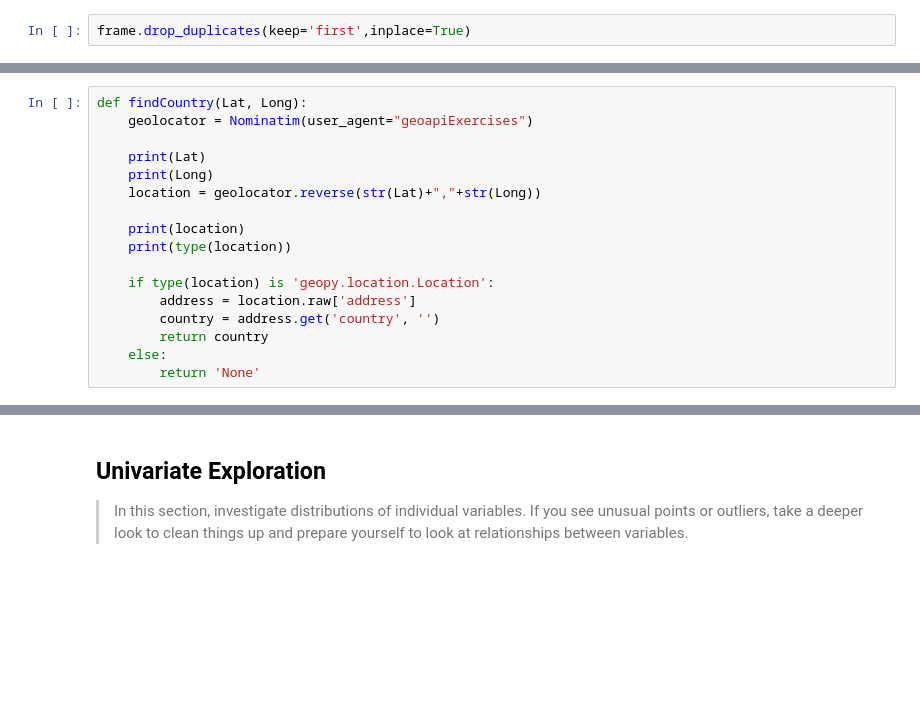
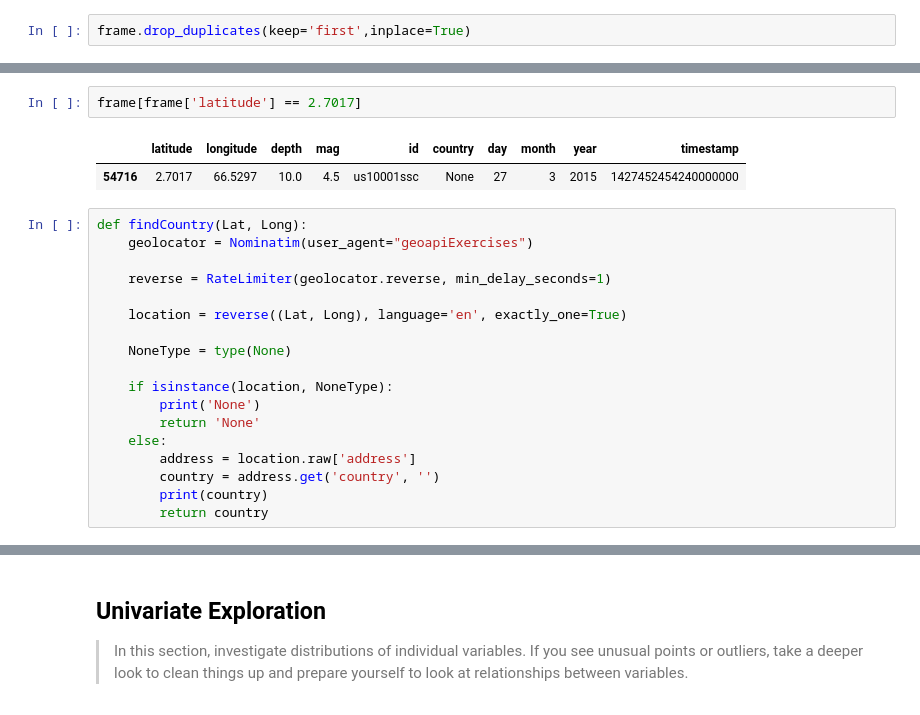
Before and after one commit to seifeldingamal/graduation-project-natural-disasters, a Jupyter notebook: Project Template/exploration_template.ipynb, the cells around one changed output, grey strips where cells are left out. Cells and saved outputs as stored; diff of their text form; blank space fills up the shorter version.

```diff
--- a/Project Template/exploration_template.ipynb
+++ b/Project Template/exploration_template.ipynb
@@ -217,17 +245,23 @@ memory usage: 81.5+ MB
+# %%
+frame[frame['latitude'] == 2.7017]
+# %% [output]
+|  | latitude | longitude | depth | mag | id | country | day | month | year | timestamp |
+| 54716 | 2.7017 | 66.5297 | 10.0 | 4.5 | us10001ssc | None | 27 | 3 | 2015 | 1427452454240000000 |
 # %%
 def findCountry(Lat, Long):
     geolocator = Nominatim(user_agent="geoapiExercises")
 
-    print(Lat)
-    print(Long)
-    location = geolocator.reverse(str(Lat)+","+str(Long))
+    reverse = RateLimiter(geolocator.reverse, min_delay_seconds=1)
 
-    print(location)
-    print(type(location))
+    location = reverse((Lat, Long), language='en', exactly_one=True)
 
-    if type(location) is 'geopy.location.Location':
+    NoneType = type(None)
+
+    if isinstance(location, NoneType):
+        print('None')
+        return 'None'
+    else:
         address = location.raw['address']
         country = address.get('country', '')
+        print(country)
         return country
-    else:
-        return 'None'
```
Also changed, not shown: parts of 14 cells of this notebook, 1 other file.
